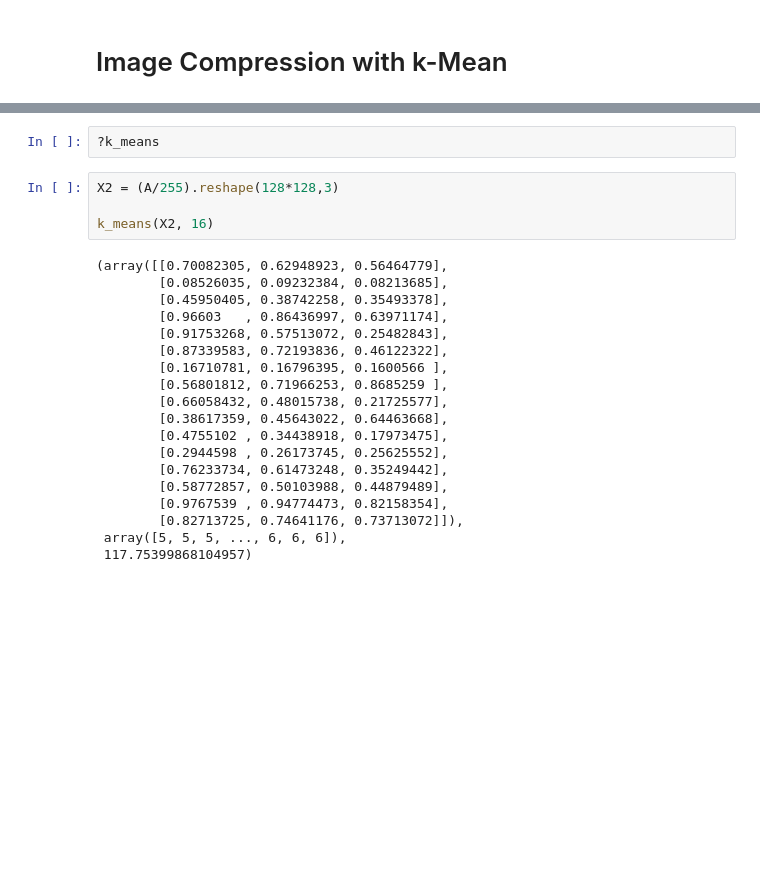
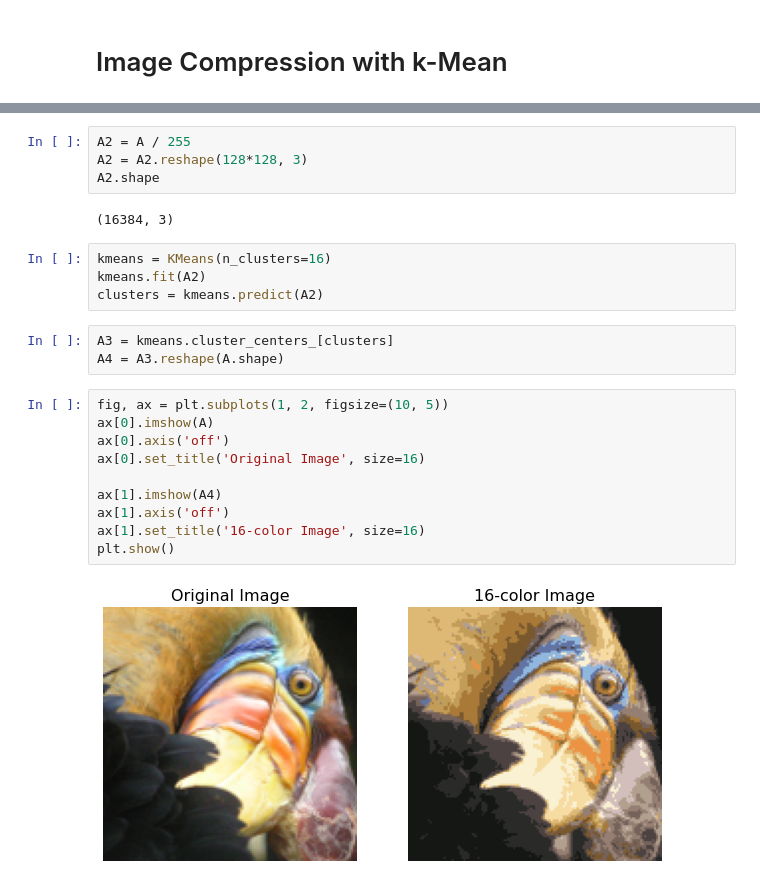
Before and after one commit to roshankoirala/Machine_learning-, a Jupyter notebook: 11. k-Mean Clustering.ipynb, the cells around one changed output, grey strips where cells are left out. Saved outputs shown, nothing was run; the diff lists cells and outputs as text; blank space fills up the shorter version.

```diff
--- a/11. k-Mean Clustering.ipynb
+++ b/11. k-Mean Clustering.ipynb
@@ -166,25 +167,25 @@ plt.show()
-# %%
-?k_means
 # %%
-X2 = (A/255).reshape(128*128,3)
-
-k_means(X2, 16)
+A2 = A / 255
+A2 = A2.reshape(128*128, 3)
+A2.shape
 # %% [output]
-(array([[0.70082305, 0.62948923, 0.56464779],
-        [0.08526035, 0.09232384, 0.08213685],
-        [0.45950405, 0.38742258, 0.35493378],
-        [0.96603   , 0.86436997, 0.63971174],
-        [0.91753268, 0.57513072, 0.25482843],
-        [0.87339583, 0.72193836, 0.46122322],
-        [0.16710781, 0.16796395, 0.1600566 ],
-        [0.56801812, 0.71966253, 0.8685259 ],
-        [0.66058432, 0.48015738, 0.21725577],
-        [0.38617359, 0.45643022, 0.64463668],
-        [0.4755102 , 0.34438918, 0.17973475],
-        [0.2944598 , 0.26173745, 0.25625552],
-        [0.76233734, 0.61473248, 0.35249442],
-        [0.58772857, 0.50103988, 0.44879489],
-        [0.9767539 , 0.94774473, 0.82158354],
-        [0.82713725, 0.74641176, 0.73713072]]),
- array([5, 5, 5, ..., 6, 6, 6]),
- 117.75399868104957)
+(16384, 3)
+# %%
+kmeans = KMeans(n_clusters=16)
+kmeans.fit(A2)
+clusters = kmeans.predict(A2)
+# %%
+A3 = kmeans.cluster_centers_[clusters]
+A4 = A3.reshape(A.shape)
+# %%
+fig, ax = plt.subplots(1, 2, figsize=(10, 5))
+ax[0].imshow(A)
+ax[0].axis('off')
+ax[0].set_title('Original Image', size=16)
+
+ax[1].imshow(A4)
+ax[1].axis('off')
+ax[1].set_title('16-color Image', size=16)
+plt.show()
+# %% [output]
+[figure, added]
```
Also changed, not shown: parts of 3 cells of this notebook, 2 other files.
